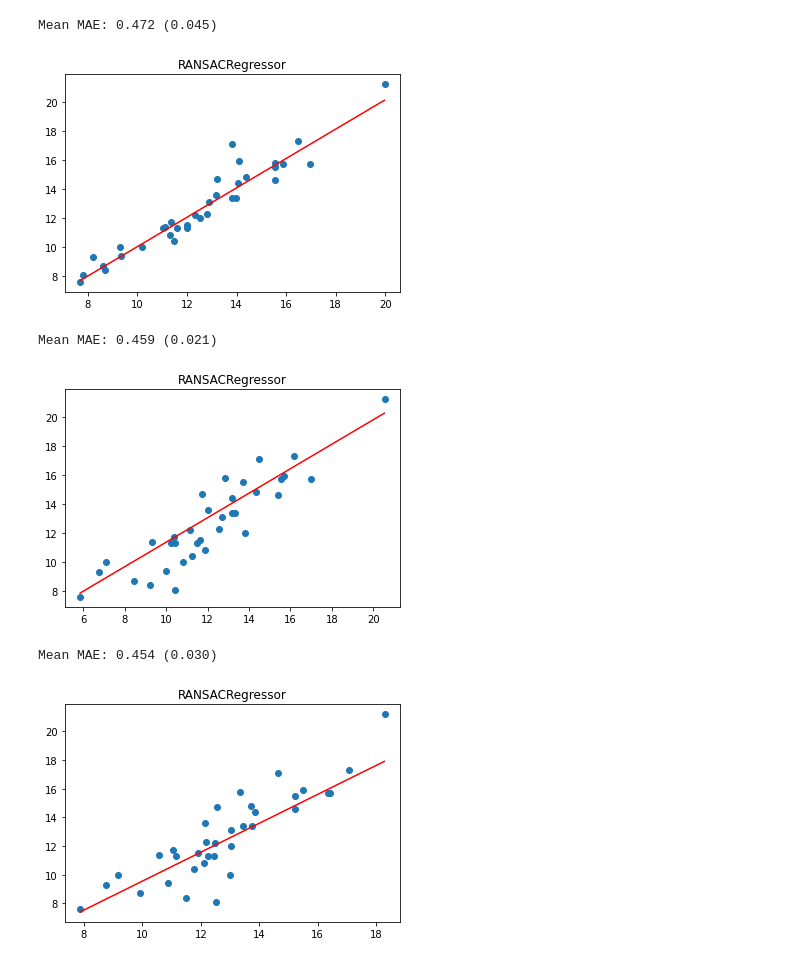
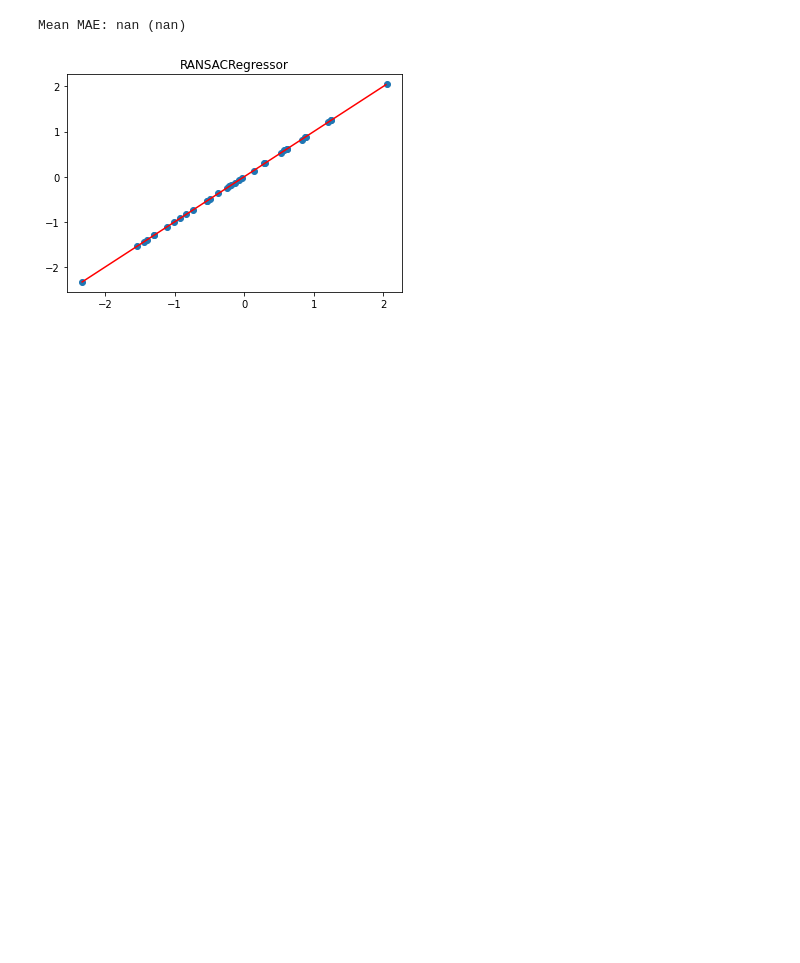
Before and after one commit to thistleknot/python-ml, a Jupyter notebook: code/Elastic and Sequential Comparisons.ipynb, the cells around one changed output. Cells and saved outputs as stored; diff of their text form; code cells hidden in the pictures; blank space fills up the shorter version.

```diff
--- a/code/Elastic and Sequential Comparisons.ipynb
+++ b/code/Elastic and Sequential Comparisons.ipynb
@@ -50,16 +51,17 @@ y_train_scaler = StandardScaler()
 x_train_inter_scaler = StandardScaler()
 zca = zca.ZCA()
 # %%
-numCV = 2
+numCV = 5
 kfold = KFold(n_splits=numCV, shuffle=True)
 p_threshold = .05
+divisor = .2
 target = 'Poverty'
 exclude = 'States'
 
 cv = RepeatedKFold(n_splits=numCV, n_repeats=1, random_state=1)
 
 alphas = [1e-5, 1e-4, 1e-3, 1e-2, 1e-1, 0.0, 1.0, 10.0, 100.0]
-l1s = arange(0, 1, 0.05)
+l1s = arange(0, 1, 0.01/divisor)
 
 seed_ = 3
 
@@ -132,7 +152,7 @@ lr = LinearRegression()
 
 #backwards step subset
 sfbs1 = sfbs(lr,
-          k_features=len(x_train_inter_scaled.columns),
+          k_features=len(x_train_inter.columns),
           #forward=True,
           floating=True,
           scoring='neg_mean_squared_error',
@@ -140,7 +160,7 @@ sfbs1 = sfbs(lr,
           n_jobs=-1,
           cv=numCV)
 
-sfbs1 = sfbs1.fit(x_train_inter_scaled, y_train_scaled)
+sfbs1 = sfbs1.fit(x_train_inter, pt_y_train)
 # %%
 fig = plot_sfbs(sfbs1.get_metric_dict(), kind='std_err')
 
@@ -192,8 +191,8 @@ for f in features:
     EN_CV = ElasticNetCV(l1_ratio=l1s, alphas=alphas, cv=cv, n_jobs=-1)
     # fit model
 
-    X_subset = pd.DataFrame(x_train_inter_scaled[list(np.asarray(f))])
-    y_ = y_train_scaled
+    X_subset = pd.DataFrame(x_train_inter[list(np.asarray(f))])
+    y_ = pt_y_train
     EN_CV.fit(X_subset, y_)
 
     print('alpha: %f' % EN_CV.alpha_)
@@ -275,6 +226,6 @@ model_ss = LinearRegression()
 model_ep = ElasticNet(alpha=parse['alpha'], l1_ratio=parse['lambda'])
 model_eb = ElasticNet(alpha=best['alpha'], l1_ratio=best['lambda'])
 
-model_ss.fit(x_train_inter_scaled[ss_sortedFeatures], y_train_scaled)
-model_ep.fit(x_train_inter_scaled[parse['features']],y_train_scaled)
-model_eb.fit(x_train_inter_scaled[best['features']],y_train_scaled)
+model_ss.fit(x_train_inter[ss_sortedFeatures], pt_y_train)
+model_ep.fit(x_train_inter[parse['features']],pt_y_train)
+model_eb.fit(x_train_inter[best['features']],pt_y_train)
@@ -451,46 +414,23 @@ dtype: float64
 # %%
-
 #robust regression using ss
 # define the model
 model_rr_ss = RANSACRegressor()
 # evaluate model
-Rresults_ss = evaluate_model(x_train_inter_scaled[ss_sortedFeatures], y_train_scaled, model_rr_parse)
+Rresults_ss = evaluate_model(x_train_inter[ss_sortedFeatures], pt_y_train, model_rr_ss)
 print('Mean MAE: %.3f (%.3f)' % (mean(Rresults_ss), std(Rresults_ss)))
 # plot the line of best fit
-Rresults_ss = model_rr_ss.fit(x_train_inter_scaled[ss_sortedFeatures],y_train_scaled)
-RFitted_ss = model_rr_ss.predict(x_train_inter_scaled[ss_sortedFeatures])
-RFitted_ss_all = model_rr_ss.predict(pd.DataFrame(x_train_inter_scaler.transform(X_inter.loc[all_data.index]),index=all_data.index,columns=x_train_inter_scaled.columns)[ss_sortedFeatures])
-y_valid_rr_ss_fitted = model_rr_ss.predict(pd.DataFrame(x_train_inter_scaler.transform(X_inter.loc[X_valid.index]),index=X_valid.index,columns=x_train_inter_scaled.columns)[ss_sortedFeatures])
-plot_best_fit(RFitted_ss.reshape(-1, 1)*y_train_scaler.scale_[0] + y_train_scaler.mean_[0],y_train_scaled*y_train_scaler.scale_[0] + y_train_scaler.mean_[0], model_rr_parse)
+Rresults_ss = model_rr_ss.fit(x_train_inter[ss_sortedFeatures],pt_y_train)
+RFitted_ss = model_rr_ss.predict(x_train_inter[ss_sortedFeatures])
 
-#robust regression using best
-# define the model
-model_rr_best = RANSACRegressor()
-# evaluate model
-Rresults_best = evaluate_model(x_train_inter_scaled[best['features']], y_train_scaled, model_rr_best)
-print('Mean MAE: %.3f (%.3f)' % (mean(Rresults_best), std(Rresults_best)))
-# plot the line of best fit
-Rresults_best = model_rr_best.fit(x_train_inter_scaled[best['features']],y_train_scaled)
-RFitted_best = model_rr_best.predict(x_train_inter_scaled[best['features']])
-y_valid_rr_best_fitted = model_rr_best.predict(pd.DataFrame(x_train_inter_scaler.transform(X_inter.loc[X_valid.index]),index=X_valid.index,columns=x_train_inter_scaled.columns)[best['features']])
-plot_best_fit(RFitted_best.reshape(-1, 1)*scaler.scale_[0] + scaler.mean_[0],y_train_scaled*y_train_scaler.scale_[0] + y_train_scaler.mean_[0], model_rr_best)
+temp_all = pd.DataFrame(interaction.fit_transform(pd.DataFrame(pt_X_train_fit.transform(ss_X_train_scale_fit.transform(X)),index=X.index,columns=X.columns)),index=X.index,columns=interaction.get_feature_names(input_features=X.columns))
+RFitted_ss_all = ss_y_train_scale_fit.inverse_transform(pt_y_train_fit.inverse_transform(model_rr_ss.predict(temp_all[ss_sortedFeatures])))
 
-#robust regression using parse
-# define the model
-model_rr_parse = RANSACRegressor()
-# evaluate model
-Rresults_parse = evaluate_model(x_train_inter_scaled[parse['features']], y_train_scaled, model_rr_parse)
-print('Mean MAE: %.3f (%.3f)' % (mean(Rresults_parse), std(Rresults_parse)))
-# plot the line of best fit
-Rresults_parse = model_rr_parse.fit(x_train_inter_scaled[parse['features']],y_train_scaled)
-RFitted_parse = model_rr_parse.predict(x_train_inter_scaled[parse['features']])
-RFitted_parse_all = model_rr_parse.predict(pd.DataFrame(x_train_inter_scaler.transform(X_inter.loc[all_data.index]),index=all_data.index,columns=x_train_inter_scaled.columns)[parse['features']])
-y_valid_rr_parse_fitted = model_rr_parse.predict(pd.DataFrame(x_train_inter_scaler.transform(X_inter.loc[X_valid.index]),index=X_valid.index,columns=x_train_inter_scaled.columns)[parse['features']])
-plot_best_fit(RFitted_parse.reshape(-1, 1)*y_train_scaler.scale_[0] + y_train_scaler.mean_[0],y_train_scaled*y_train_scaler.scale_[0] + y_train_scaler.mean_[0], model_rr_parse)
+temp_valid = pd.DataFrame(interaction.fit_transform(pd.DataFrame(pt_X_train_fit.transform(ss_X_train_scale_fit.transform(X_valid)),index=X_valid.index,columns=X_valid.columns)),index=X_valid.index,columns=interaction.get_feature_names(input_features=X_valid.columns))
+y_valid_rr_ss_fitted = ss_y_train_scale_fit.inverse_transform(pt_y_train_fit.inverse_transform(model_rr_ss.predict(temp_valid[ss_sortedFeatures])))
+
+y_valid_rr_ss_fitted = ss_y_train_scale_fit.inverse_transform(pt_y_train_fit.inverse_transform(model_rr_ss.predict(temp_valid[ss_sortedFeatures])))
+
+plot_best_fit(RFitted_ss,pt_y_train, model_rr_ss)
 # %% [output]
-Mean MAE: 0.472 (0.045)
+Mean MAE: nan (nan)
-[figure, old version]
+[figure, new version]
-Mean MAE: 0.459 (0.021)
-[figure, removed]
-Mean MAE: 0.454 (0.030)
-[figure, removed]
```
Also changed, not shown: parts of 34 cells of this notebook.
